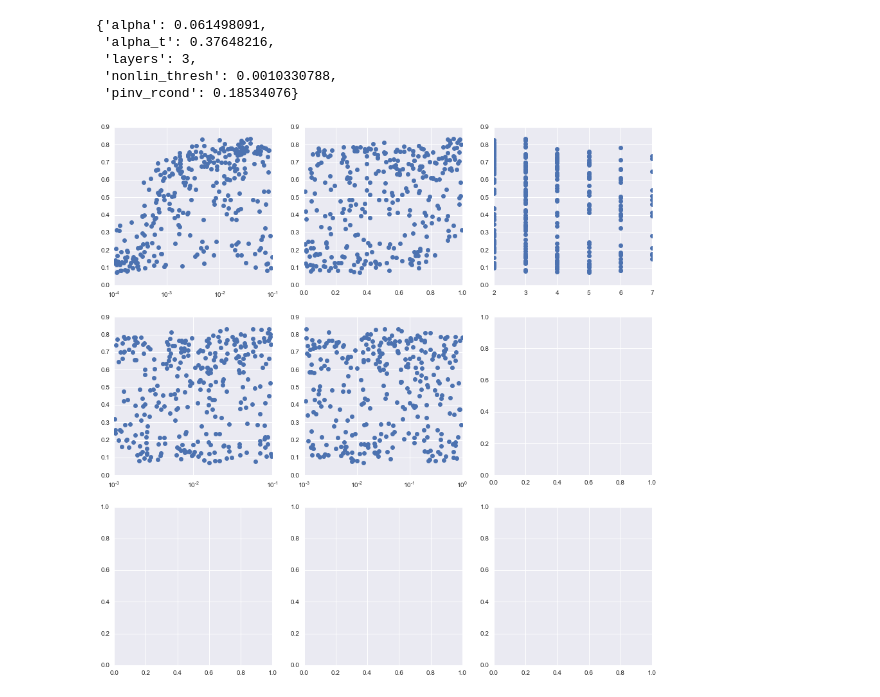
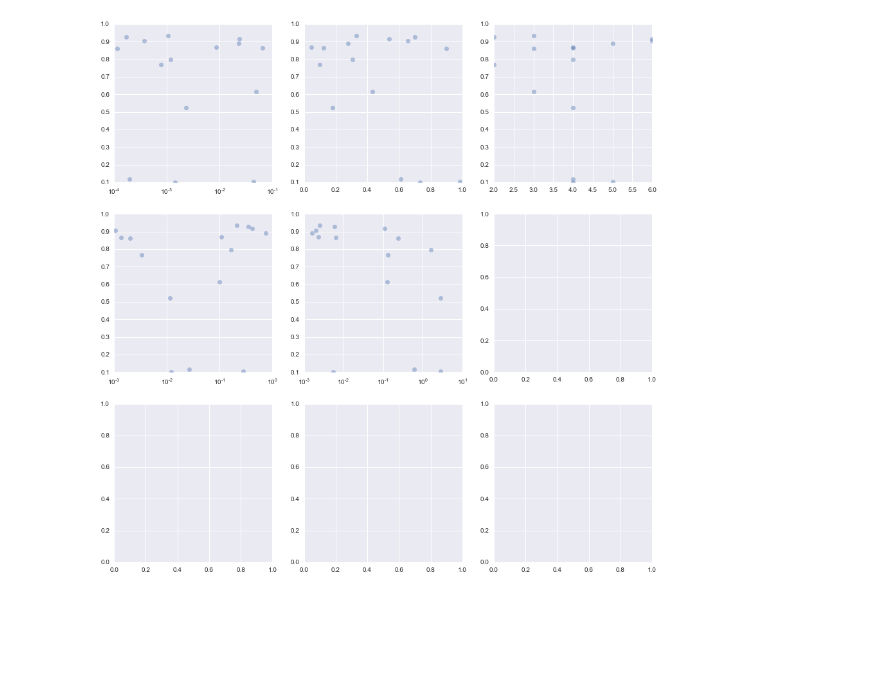
Before and after one commit to jsseely/tensorflow-target-prop, a Jupyter notebook: Target prop - python.ipynb, the cells around one changed output. Cells and saved outputs as stored; diff of their text form; code cells hidden in the pictures; blank space fills up the shorter version.

```diff
--- a/Target prop - python.ipynb
+++ b/Target prop - python.ipynb
@@ -90,44 +68,38 @@ array([[[ 2.34368508,  2.30018742,  2.22800047, ...,  1.85648432,
-# %%
-params
-# %% [output]
-{'alpha': 0.061498091,
- 'alpha_t': 0.37648216,
- 'layers': 3,
- 'nonlin_thresh': 0.0010330788,
- 'pinv_rcond': 0.18534076}
+# %%
+cur_run='./saves/reg_targ_prop/'
 # %%
-files = os.listdir('./saves/'+cur_run+'/')
-dat = pickle.load(open('./saves/'+cur_run+'/'+files[0], 'rb'))
+files = os.listdir(cur_run)
+dat = pickle.load(open(cur_run+files[0], 'rb'))
 params = dat[0]
-out = dat[-1]
+out_t = dat[-1]
+out   = dat[2][:,:,-1]
 for i,j in params.items():
   params[i] = [j]
 for f in range(1, len(files)):
-  dat = pickle.load(open('./saves/'+cur_run+'/'+files[f], 'rb'))
+  dat = pickle.load(open(cur_run+files[f], 'rb'))
   for i,j in dat[0].items():
     params[i].append(j)
-  out = np.dstack((out, dat[-1]))
+  out_t = np.dstack((out_t, dat[-1]))
+  out = np.dstack((out, dat[2][:,:,-1]))
 # %%
 fig, ax = plt.subplots(3, 3, figsize=(15,15))
 
-alg = 1
-tra = 0
+alg = 2
+tra = 2
 
-ax[0,0].plot(params['alpha'], out[alg, tra, :], 'o')
+ax[0,0].plot(params['alpha'], out_t[alg, tra, :], 'o', alpha=0.4)
 ax[0,0].set_xscale('log')
 
-ax[0,1].plot(params['alpha_t'], out[alg, tra, :], 'o')
-ax[0,2].plot(params['layers'], out[alg, tra, :], 'o')
-ax[1,0].plot(params['nonlin_thresh'], out[alg, tra, :], 'o')
+ax[0,1].plot(params['alpha_t'], out_t[alg, tra, :], 'o', alpha=0.4)
+ax[0,2].plot(params['layers'], out_t[alg, tra, :], 'o', alpha=0.4)
+ax[1,0].plot(params['nonlin_thresh'], out_t[alg, tra, :], 'o', alpha=0.4)
 ax[1,0].set_xscale('log')
-ax[1,1].plot(params['pinv_rcond'], out[alg, tra, :], 'o')
+ax[1,1].plot(params['pinv_rcond'], out_t[alg, tra, :], 'o', alpha=0.4)
 ax[1,1].set_xscale('log')
 
-
-
 plt.show()
 # %% [output]
-[figure, old version]
+[figure, new version]
 # %%
 batch_size=1
 t_steps=2
```
Also changed, not shown: parts of 8 cells of this notebook, 5 other files.
